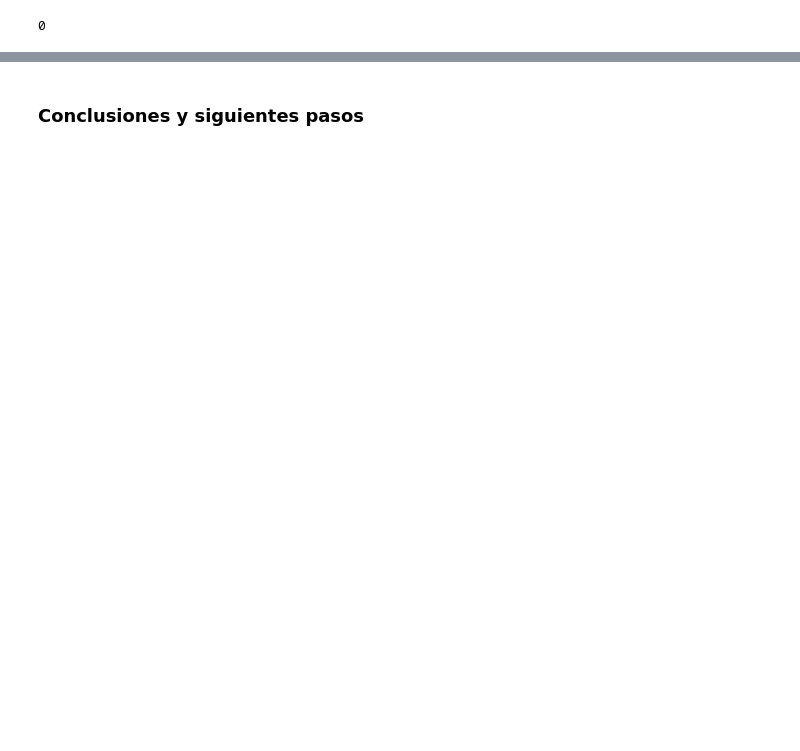
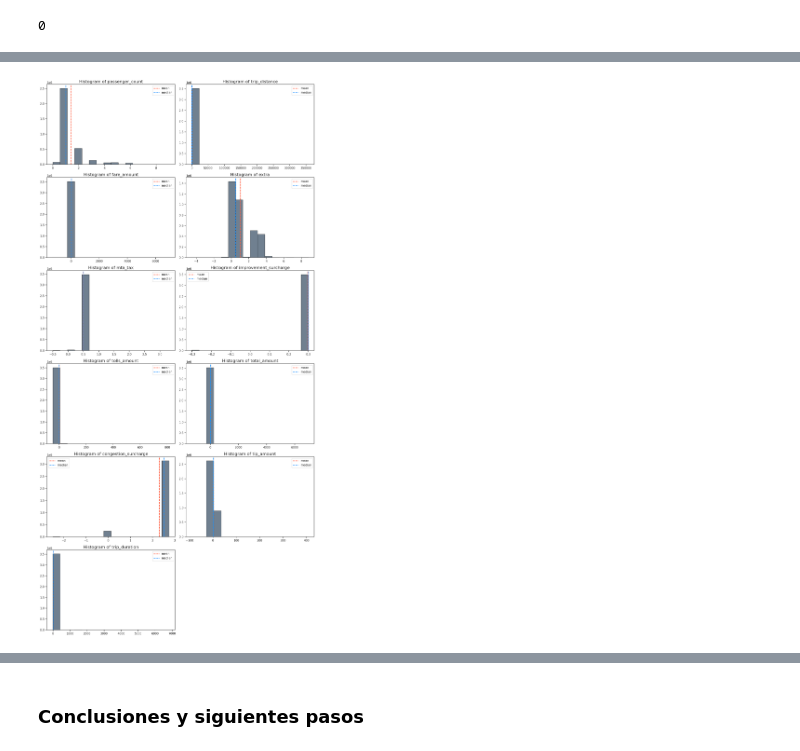
Before and after one commit to RicardoFW11/nyc_taxi_project, a Jupyter notebook: notebooks/01_eda.ipynb, the cells around one changed output, grey strips where cells are left out. Drawn from its saved outputs; the diff is of its cells as text; code cells hidden in the pictures; blank space fills up the shorter version.

```diff
--- a/notebooks/01_eda.ipynb
+++ b/notebooks/01_eda.ipynb
@@ -14,3 +18,6 @@ from scipy import stats as scipy_stats
 # %%
 # import data
 df = pd.read_parquet('../data/raw/yellow_tripdata_2022-05.parquet', engine='pyarrow')
+
+# Taxi Zone Lookup Table
+df_zones = pd.read_excel('../data/raw/taxi_zone_lookup.xlsx')
@@ -160,0 +272,10 @@ Columnas con valores nulos:
+# %%
+# Filtrar registros fuera de New York
+df = df[
+    ~df['pu_location_id'].isin([264, 265]) &
+    ~df['do_location_id'].isin([264, 265])
+]
+
+# Ver que se filtraron en las columnas de pickup y dropoff
+print(df['pu_location_id'].isin([264, 265]).any())
+print(df['do_location_id'].isin([264, 265]).any())
@@ -160,0 +369,6 @@ Columnas con valores nulos:
+# %%
+# Eliminar las columnas con id
+df = df.drop(columns=['pu_location_id', 'do_location_id', 'ratecode_id', 'vendor_id'])
+
+# Verificar resultados
+df.head()
@@ -160,0 +449,36 @@ Columnas con valores nulos:
+# %%
+sns.set(style="ticks")
+
+num_vars = len(numeric_columns)
+num_rows = num_vars // 2  # assuming we want 2 plots per row
+num_rows += num_vars % 2  # add an extra row if there are leftovers
+
+# create the subplots
+fig, axes = plt.subplots(num_rows, 2, figsize=(15, num_rows*5))  # Change the size as you see fit.
+
+# flatten the axes array, so we can easily iterate over it
+axes = axes.flatten()
+
+# iterate over your numeric columns and plot a histogram on the corresponding axes
+for i, col in enumerate(numeric_columns):
+    axes[i].hist(df[col], bins=16, color='slategray', edgecolor="black", linewidth=0.8)
+
+    # Draw vertical lines for mean and median
+    mean_val = df[col].mean()
+    median_val = df[col].median()
+    mean_line = axes[i].axvline(mean_val, color='tomato', linestyle='dashed', linewidth=2)
+    median_line = axes[i].axvline(median_val, color='dodgerblue', linestyle='dashed', linewidth=2)
+
+    # Add legend
+    axes[i].legend([mean_line, median_line], ['mean', 'median'])
+    axes[i].set_title(f'Histogram of {col}', fontsize=16)
+
+# remove the unused subplots
+if len(numeric_columns) % 2:
+    for j in range(i+1, num_rows*2):
+        fig.delaxes(axes[j])
+
+plt.tight_layout()
+plt.show()
+# %% [output]
+[figure, added]
```
Also changed, not shown: parts of 88 cells of this notebook, 1 other file.
